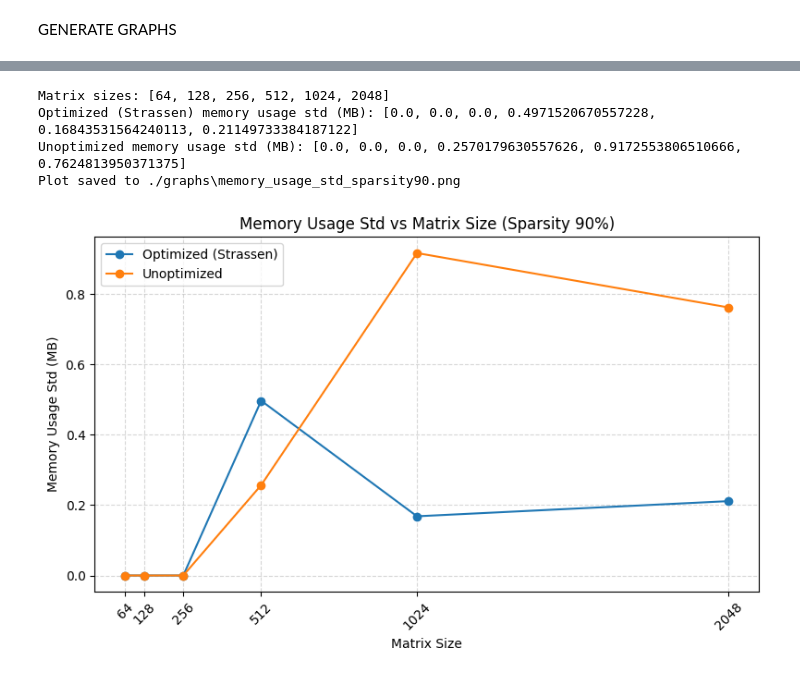
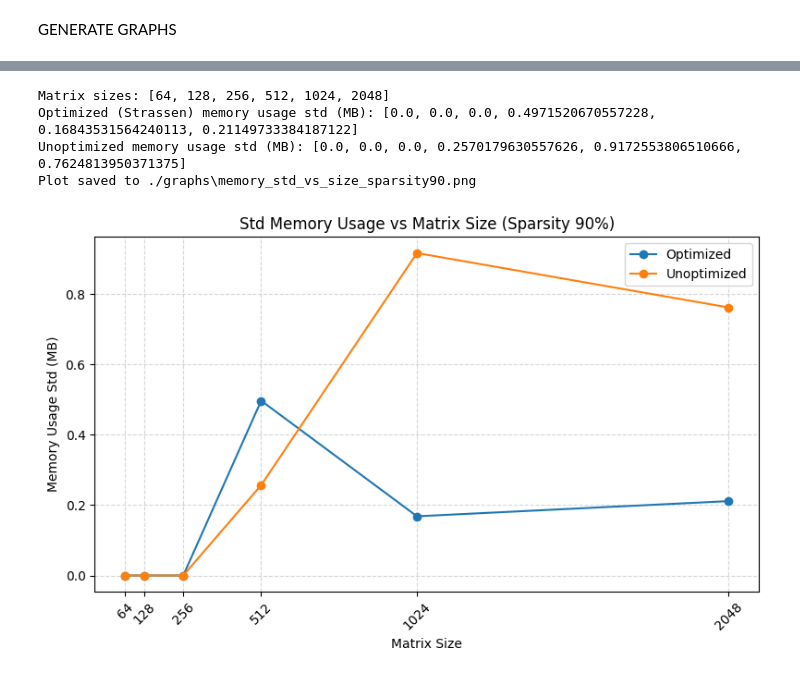
Before and after one commit to KaarloCaballero/Big_data-Task_2, a Jupyter notebook: process_data.ipynb, the cells around one changed output, grey strips where cells are left out. Cells and saved outputs as stored; diff of their text form; code cells hidden in the pictures.

```diff
--- a/process_data.ipynb
+++ b/process_data.ipynb
@@ -1562,38 +1641,38 @@ Plot saved to ./graphs\median_memory_usage_sparsity90.png
 # %%
 # Filter for sparsity 90
 df_sparsity90 = agg_df[agg_df['sparse_level_percent'] == 90]
 
 # Sort by matrix size to ensure correct order
 df_sparsity90 = df_sparsity90.sort_values('matrix_size')
 
 # Extract memory usage standard deviation
 optimized_memory_std = df_sparsity90[df_sparsity90['implementation'] == 'optimized-strassen']['memory_usage_mb_std'].tolist()
 unoptimized_memory_std = df_sparsity90[df_sparsity90['implementation'] == 'unoptimized']['memory_usage_mb_std'].tolist()
 
 # Extract matrix sizes for x-axis
 sizes = df_sparsity90['matrix_size'].unique().tolist()
 
 # Print results
 print("Matrix sizes:", sizes)
 print("Optimized (Strassen) memory usage std (MB):", optimized_memory_std)
 print("Unoptimized memory usage std (MB):", unoptimized_memory_std)
 
 # Plot the memory usage standard deviation
 plot_lines(
     x=sizes,
     y=[optimized_memory_std, unoptimized_memory_std],
-    labels=['Optimized (Strassen)', 'Unoptimized'],
-    title='Memory Usage Std vs Matrix Size (Sparsity 90%)',
+    labels=['Optimized', 'Unoptimized'],
+    title='Std Memory Usage vs Matrix Size (Sparsity 90%)',
     xlabel='Matrix Size',
     ylabel='Memory Usage Std (MB)',
-    file_name='memory_usage_std_sparsity90.png',
+    file_name='memory_std_vs_size_sparsity90.png',
 )
 # %% [output]
 Matrix sizes: [64, 128, 256, 512, 1024, 2048]
 Optimized (Strassen) memory usage std (MB): [0.0, 0.0, 0.0, 0.4971520670557228, 0.16843531564240113, 0.21149733384187122]
 Unoptimized memory usage std (MB): [0.0, 0.0, 0.0, 0.2570179630557626, 0.9172553806510666, 0.7624813950371375]
-Plot saved to ./graphs\memory_usage_std_sparsity90.png
+Plot saved to ./graphs\memory_std_vs_size_sparsity90.png
-[figure, old version]
+[figure, new version]
 # %%
 # Filter for sparsity 95
 df_sparsity95 = agg_df[agg_df['sparse_level_percent'] == 95]
```
Also changed, not shown: parts of 48 cells of this notebook, 47 other files.
